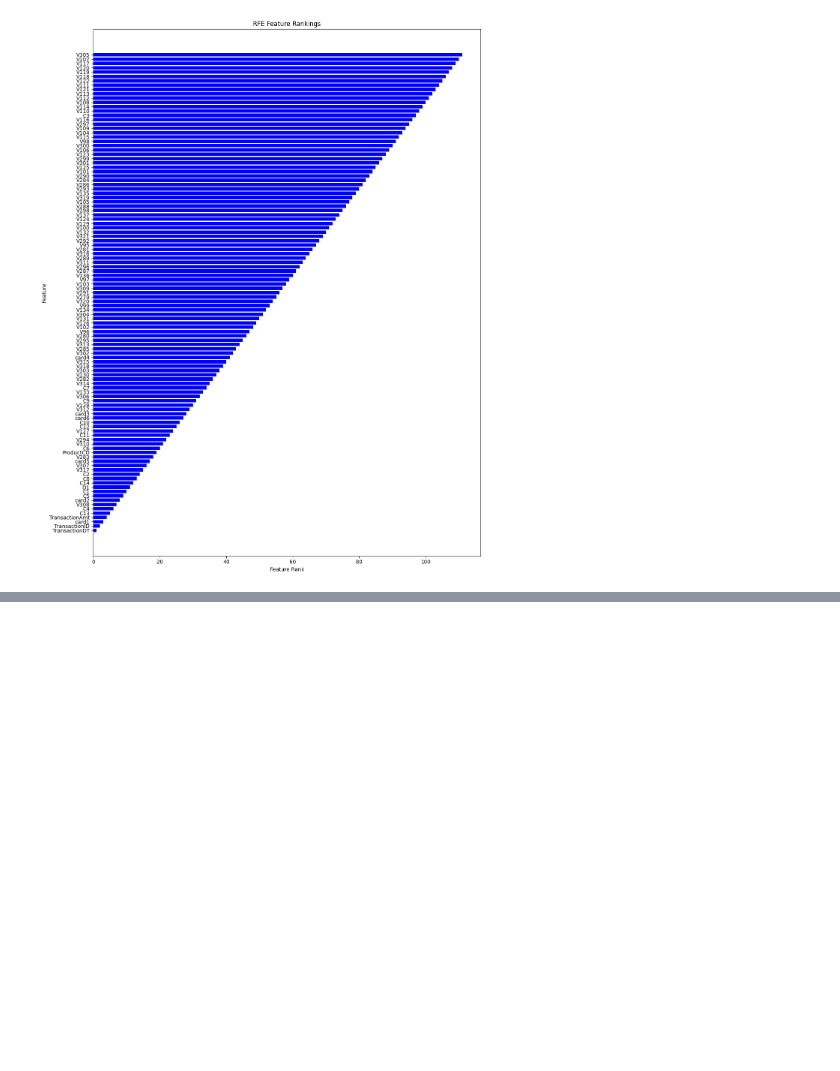
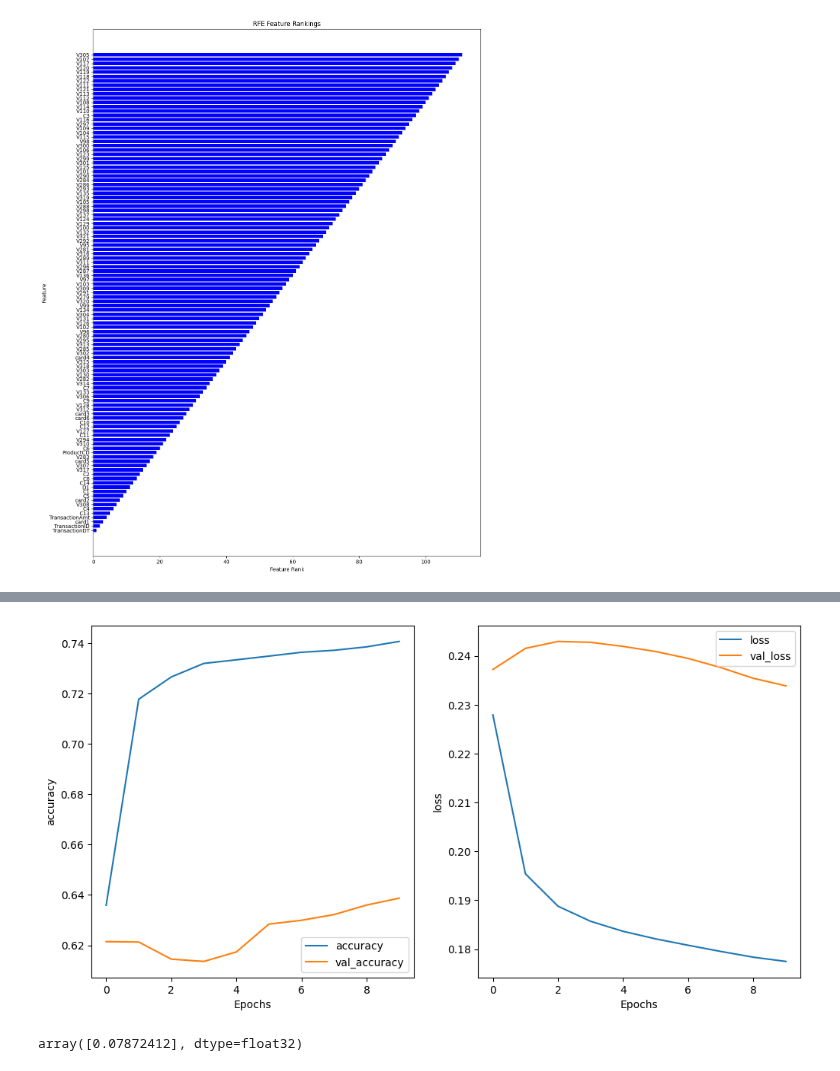
Before and after one commit to Mykhailo20/DS_Bootcamp_2023, a Jupyter notebook: Homework_8/Analysis/NN_Training.ipynb, the cells around one changed output, grey strips where cells are left out. Saved outputs shown, nothing was run; the diff lists cells and outputs as text; code cells hidden in the pictures; blank space fills up the shorter version.

Commit message:
Homework_8: Investigate the optimal number of neurons on the output layer

```diff
--- a/Homework_8/Analysis/NN_Training.ipynb
+++ b/Homework_8/Analysis/NN_Training.ipynb
@@ -386,0 +463,22 @@ plt.show()
+# %%
+# Step 1: Train a single-layer linear perceptron
+# Define and compile the model
+model = tf.keras.Sequential([
+    tf.keras.layers.Dense(1, input_dim=X_train_scaled.shape[1], activation='sigmoid')
+])
+model.compile(loss='mean_squared_error', optimizer='sgd', metrics=['accuracy'])
+
+# Train the model on a sample containing samples of both classes
+perceptron_history = model.fit(X_train_scaled, y_train, epochs=10, batch_size=64, validation_data=(X_valid_scaled, y_valid))
+
+# Step 2: Apply the identity (square) matrix with a zero row
+identity_matrix = np.identity(X_train_scaled.shape[1])
+offset = np.zeros((1, X_train_scaled.shape[1]))
+input_matrix = np.vstack([identity_matrix, offset])
+
+# Step 3: Calculate the feedback for each row minus the offset
+feedback = model.predict(input_matrix)
+feedback_minus_offset = feedback - model.predict(offset)  # Subtract the offset term
+
+# Step 4: Evaluate the weight of inputs in absolute terms
+weights = np.abs(feedback_minus_offset)
@@ -386,0 +503,8 @@ plt.show()
+# %%
+plot_graphs(history=perceptron_history, strings=['accuracy', 'loss'], filename=None)
+# %% [output]
+[figure, added]
+# %%
+weights[0]
+# %% [output]
+array([0.07872412], dtype=float32)
```
Also changed, not shown: parts of 7 cells of this notebook.
